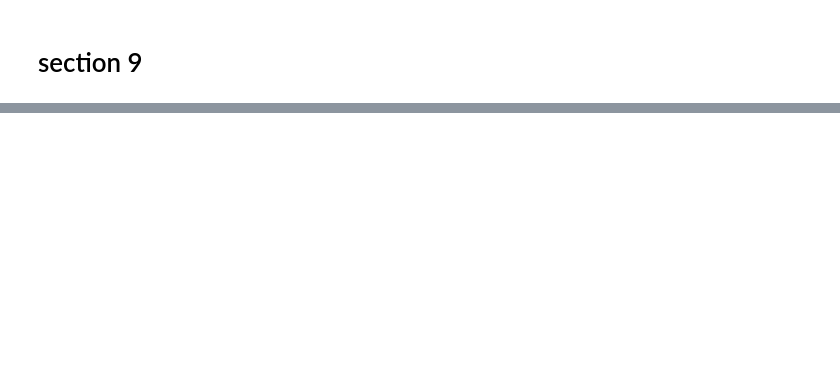
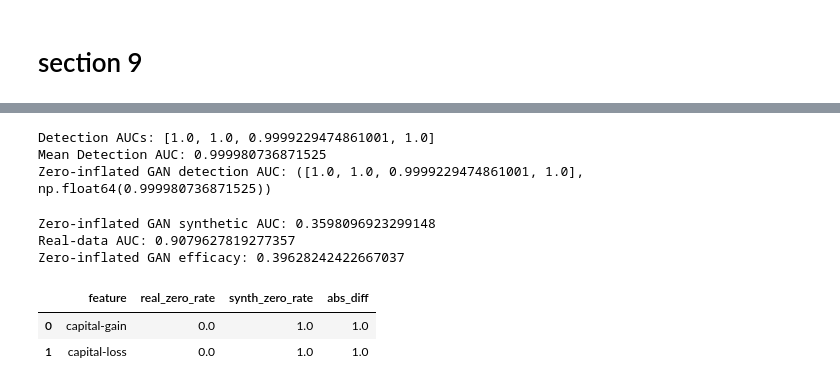
Before and after one commit to LielEliezer/DeepLearning_assignment4, a Jupyter notebook: eda.ipynb, the cells around one changed output, grey strips where cells are left out. Cells and saved outputs as stored; diff of their text form; code cells hidden in the pictures; blank space fills up the shorter version.

```diff
--- a/eda.ipynb
+++ b/eda.ipynb
@@ -1563,0 +1509,9 @@ latent_loader = torch.utils.data.DataLoader(
+# %%
+zero_inflated_cols = ["capital-gain", "capital-loss"]
+
+zi_indices = [
+    continuous_cols.index(col)
+    for col in zero_inflated_cols
+]
+
+zi_indices
@@ -1670,8 +1708,7 @@ def generate_from_latent_gan(G_latent, AE, n_samples, noise_dim, device):
 # %%
-X_ae_gan = generate_from_latent_gan(
-    G_latent,
-    AE,
-    n_samples=len(X_train_raw),
+X_zi = generate_synthetic(
+    G_zi,
+    n_samples=len(X_train),
     noise_dim=noise_dim,
     device=device
 )
@@ -1720,0 +1715,61 @@ Efficacy: 0.6222088654527536
+# %%
+zi_detection_auc = run_detection_auc(
+    X_real=X_train,
+    X_synth=X_zi
+)
+
+print("Zero-inflated GAN detection AUC:", zi_detection_auc)
+# %% [output]
+Detection AUCs: [1.0, 1.0, 0.9999229474861001, 1.0]
+Mean Detection AUC: 0.999980736871525
+Zero-inflated GAN detection AUC: ([1.0, 1.0, 0.9999229474861001, 1.0], np.float64(0.999980736871525))
+# %%
+zi_auc_synth, zi_auc_real, zi_efficacy = run_efficacy(
+    X_synth=X_zi,
+    y_synth=y_train,
+    X_train=X_train,
+    y_train=y_train,
+    X_test=X_test,
+    y_test=y_test
+)
+
+print("Zero-inflated GAN synthetic AUC:", zi_auc_synth)
+print("Real-data AUC:", zi_auc_real)
+print("Zero-inflated GAN efficacy:", zi_efficacy)
+# %% [output]
+Zero-inflated GAN synthetic AUC: 0.3598096923299148
+Real-data AUC: 0.9079627819277357
+Zero-inflated GAN efficacy: 0.39628242422667037
+# %%
+def zero_rate_report(X_real, X_synth, feature_names, zi_cols):
+    rows = []
+
+    for col in zi_cols:
+        idx = feature_names.index(col)
+
+        real_zero_rate = np.mean(X_real[:, idx] == 0)
+        synth_zero_rate = np.mean(X_synth[:, idx] == 0)
+
+        rows.append({
+            "feature": col,
+            "real_zero_rate": real_zero_rate,
+            "synth_zero_rate": synth_zero_rate,
+            "abs_diff": abs(real_zero_rate - synth_zero_rate)
+        })
+
+    return pd.DataFrame(rows)
+# %%
+feature_names = continuous_cols + list(preprocessor.named_transformers_["cat"].get_feature_names_out(categorical_cols))
+
+zero_report = zero_rate_report(
+    X_real=X_train,
+    X_synth=X_zi,
+    feature_names=feature_names,
+    zi_cols=zero_inflated_cols
+)
+
+display(zero_report)
+# %% [output]
+|  | feature | real_zero_rate | synth_zero_rate | abs_diff |
+| 0 | capital-gain | 0.0 | 1.0 | 1.0 |
+| 1 | capital-loss | 0.0 | 1.0 | 1.0 |
```
Also changed, not shown: parts of 19 cells of this notebook.
